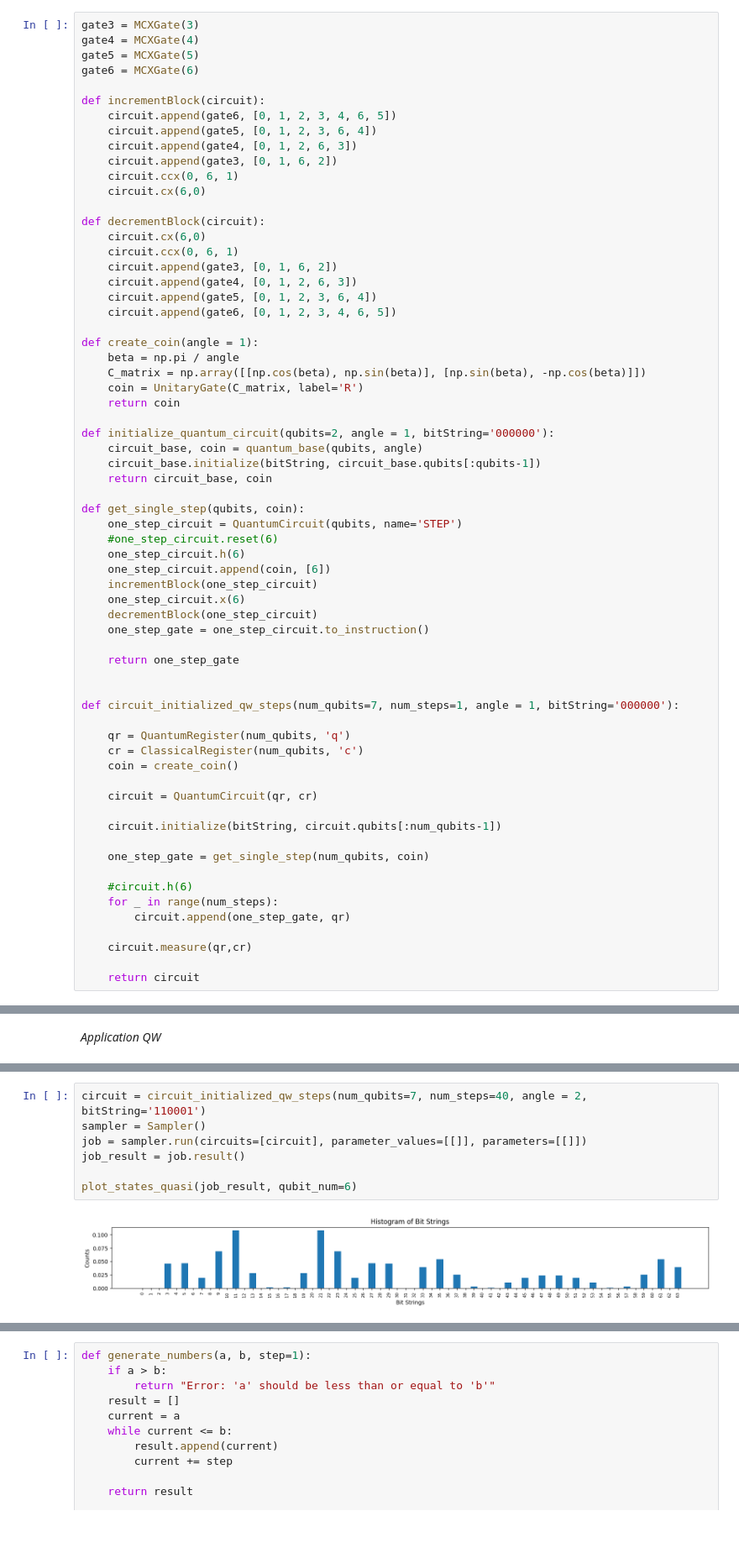
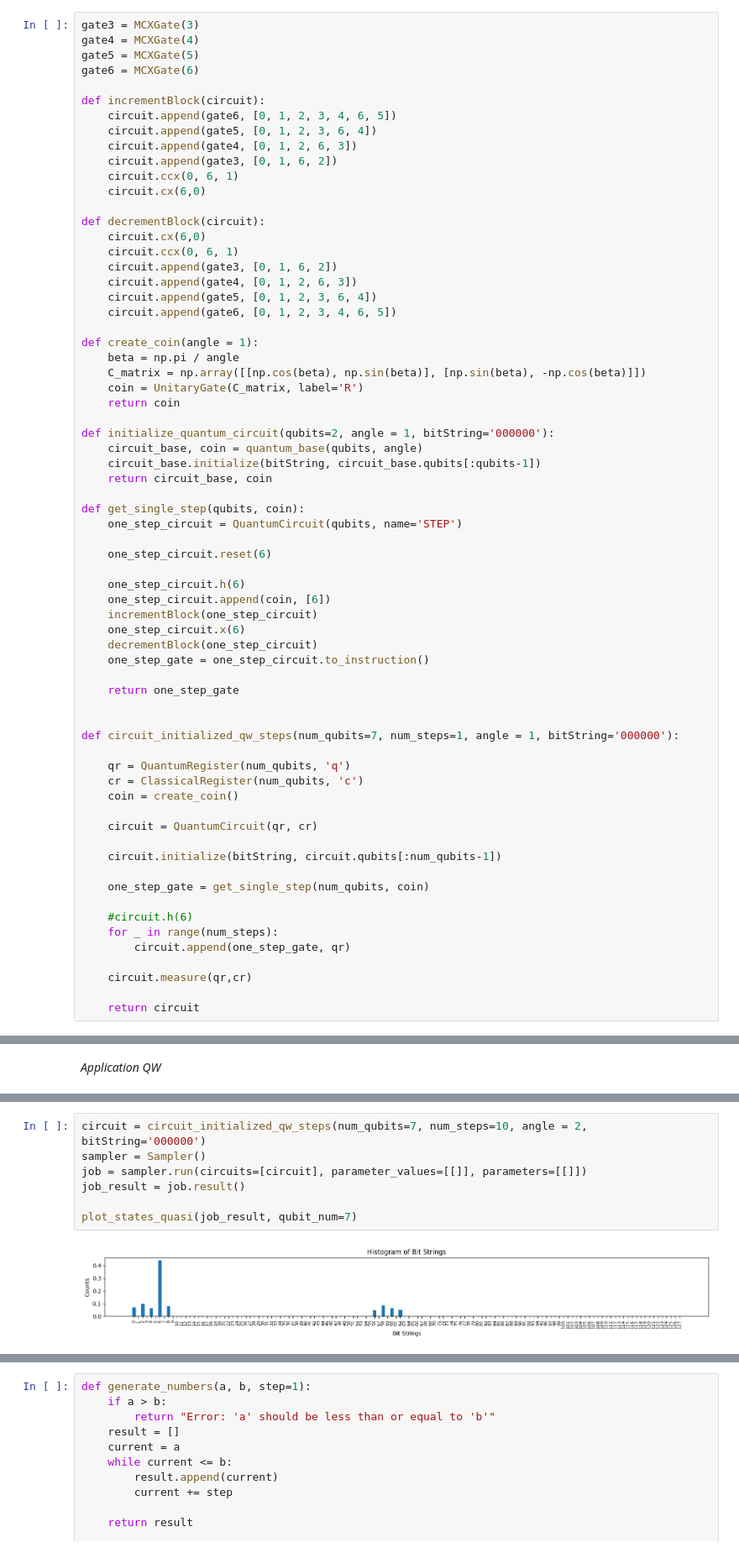
Before and after one commit to ljmantillasc/QuantumWalksResearch, a Jupyter notebook: quantumWalks.ipynb, the cells around one changed output, grey strips where cells are left out. Shown at 84% size. Cells and saved outputs as stored; diff of their text form; blank space fills up the shorter version.

Commit message:
002 first complete test image transformation and QW algorithm

```diff
--- a/quantumWalks.ipynb
+++ b/quantumWalks.ipynb
@@ -485,7 +485,9 @@ def initialize_quantum_circuit(qubits=2, angle = 1, bitString='000000'):
 
 def get_single_step(qubits, coin):
     one_step_circuit = QuantumCircuit(qubits, name='STEP')
-    #one_step_circuit.reset(6)
+
+    one_step_circuit.reset(6)
+
     one_step_circuit.h(6)
     one_step_circuit.append(coin, [6])
     incrementBlock(one_step_circuit)
@@ -912,11 +845,11 @@ def get_circuit_qw_steps_and_transformation(transformation, num_qubits=7, num_st
 
     return circuit
 # %%
-circuit = circuit_initialized_qw_steps(num_qubits=7, num_steps=40, angle = 2, bitString='110001')
+circuit = circuit_initialized_qw_steps(num_qubits=7, num_steps=10, angle = 2, bitString='000000')
 sampler = Sampler()
 job = sampler.run(circuits=[circuit], parameter_values=[[]], parameters=[[]])
 job_result = job.result()
 
-plot_states_quasi(job_result, qubit_num=6)
+plot_states_quasi(job_result, qubit_num=7)
 # %% [output]
-[figure, old version]
+[figure, new version]
```
Also changed, not shown: parts of 20 cells of this notebook.
